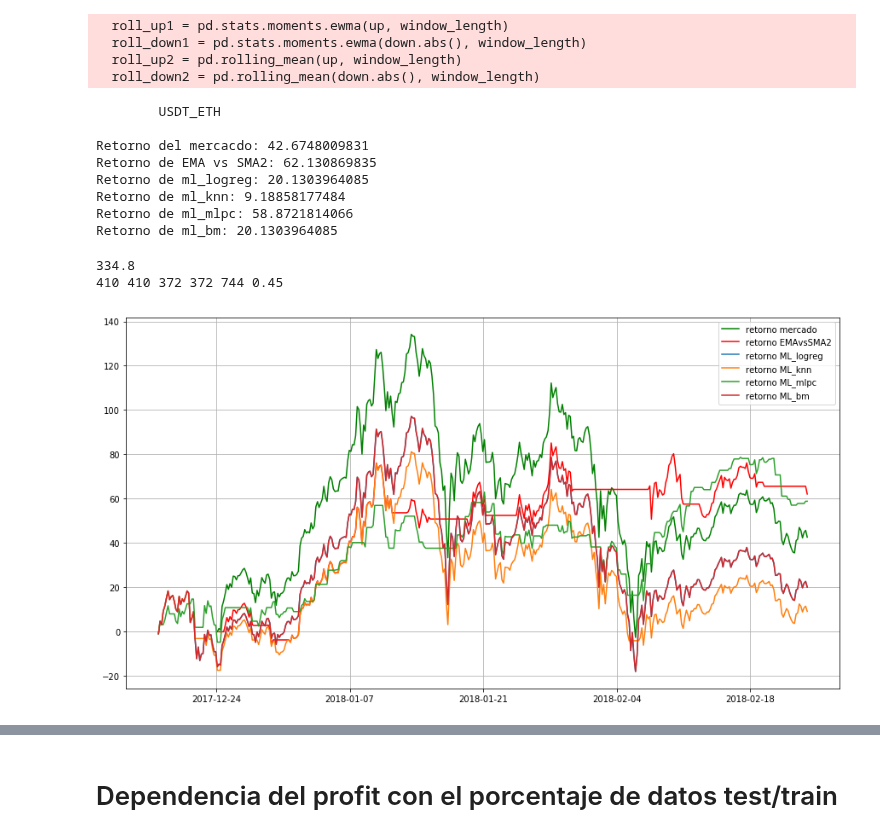
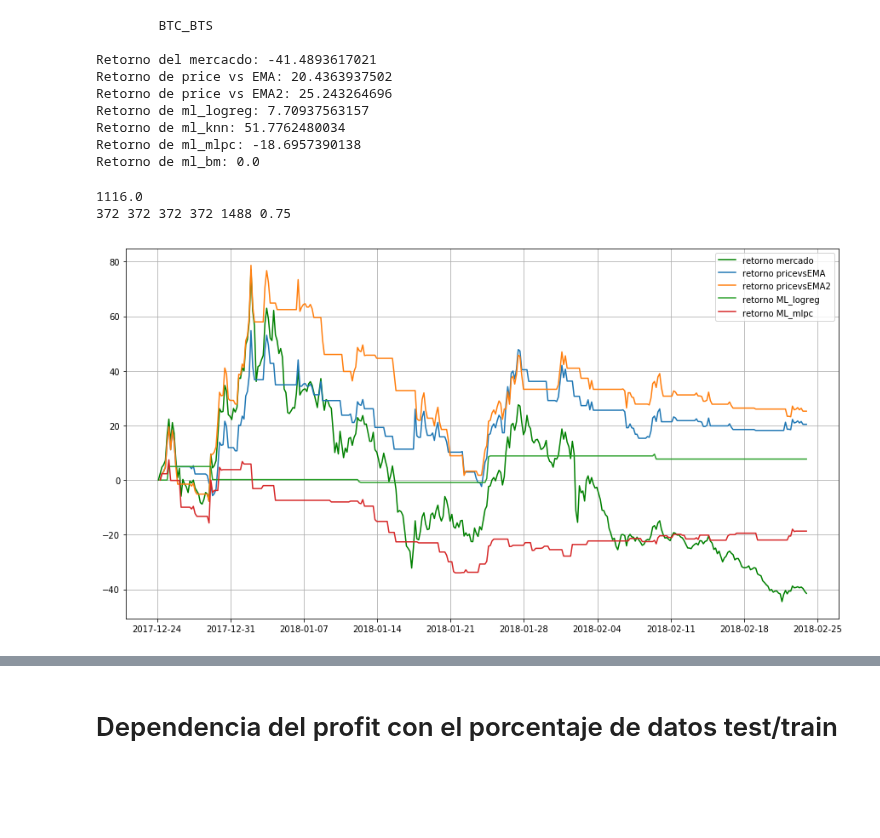
Before and after one commit to ADCryptoSolutions/adcb, a Jupyter notebook: StrategiesTest.ipynb, the cells around one changed output, grey strips where cells are left out. Cells and saved outputs as stored; diff of their text form; code cells hidden in the pictures; blank space fills up the shorter version.

Commit message:
Agregando estrategia de pricevsEMA2

```diff
--- a/StrategiesTest.ipynb
+++ b/StrategiesTest.ipynb
@@ -8,7 +8,7 @@ import json
 %matplotlib inline
 plt.rcParams['figure.figsize'] = 15, 8
 
-pair="USDT_ETH"
+pair="BTC_BTS"
 pair2 = "BTC_XMR"
 pair3 = "BTC_ETH"
 pair4 = "BTC_STR"
@@ -42,7 +42,7 @@ df4  = prepareData(pair=pair4,
                   period=period)
 
 
-per = 0.45
+per = 0.75
 cum_return1 = marketReturn(df["close"])
 #cum_return1 = marketReturn(df_train)
 #cum_return2 = marketReturn(df_test)
@@ -52,7 +52,7 @@ marketRet = marketReturn(df["close"])[-1]*100
 # calculando volatilidad en función del tamaño de las velas
 df["volatility"] = makeVolatility(df,1.7)
 
-from strategy2 import EMAvsSMA,pricevsEMA, pricevsSMA, SMAvsSMA, EMAvsSMA2
+from strategy2 import pricevsEMA,pricevsEMA2, pricevsSMA, SMAvsSMA, EMAvsSMA2
 from profit import profit,profit2
 
 #EMA_5vsSMA_13
@@ -63,13 +63,14 @@ from profit import profit,profit2
 #w9 = EMAvsSMA(df['close'])
 #relativeReturn9,v9 = profit(w9)
 
-#Precio vs SMA_20
-#w3 = pricevsSMA(df['close'])
-#relativeReturn3,v3 = profit(w3)
+#Precio vs EMA
+w3 = pricevsEMA2(df['close'], df["volatility"])
+relativeReturn3,v3 = profit(w3)
 
 # EMA vs SMA
 # 23.6
-w2 = EMAvsSMA2(df['close'], df["volatility"])
+#w2 = EMAvsSMA2(df['close'], df["volatility"])
+w2 = pricevsEMA(df['close'])
 relativeReturn2,v2 = profit(w2)
 
 #ml_logreg
@@ -104,44 +105,42 @@ returns1.fillna(method='bfill', inplace=True)
 
 print "\n\t%s\n"%pair
 print 'Retorno del mercacdo: %s'%(marketRet)
-print 'Retorno de EMA vs SMA2: %s'%(relativeReturn2*100)
+print 'Retorno de price vs EMA: %s'%(relativeReturn2*100)
+print 'Retorno de price vs EMA2: %s'%(relativeReturn3*100)
 print 'Retorno de ml_logreg: %s'%(relativeReturn4*100)
 print 'Retorno de ml_knn: %s'%(relativeReturn6*100)
 print 'Retorno de ml_mlpc: %s'%(relativeReturn7*100)
-print 'Retorno de ml_bm: %s'%(relativeReturn8*100)
+print 'Retorno de ml_bm: %s'%(v8[-1]*100)
 # %% [output]
-  roll_up1 = pd.stats.moments.ewma(up, window_length)
-  roll_down1 = pd.stats.moments.ewma(down.abs(), window_length)
-  roll_up2 = pd.rolling_mean(up, window_length)
-  roll_down2 = pd.rolling_mean(down.abs(), window_length)
+        BTC_BTS
+
+Retorno del mercacdo: -41.4893617021
+Retorno de price vs EMA: 20.4363937502
+Retorno de price vs EMA2: 25.243264696
+Retorno de ml_logreg: 7.70937563157
+Retorno de ml_knn: 51.7762480034
+Retorno de ml_mlpc: -18.6957390138
+Retorno de ml_bm: 0.0
-        USDT_ETH
-
-Retorno del mercacdo: 42.6748009831
-Retorno de EMA vs SMA2: 62.130869835
-Retorno de ml_logreg: 20.1303964085
-Retorno de ml_knn: 9.18858177484
-Retorno de ml_mlpc: 58.8721814066
-Retorno de ml_bm: 20.1303964085
 # %%
 plt.plot(df.index[:],cum_return1*100,'g', label='retorno mercado')
 #plt.plot(df.index[:],v*100,'y',label='retorno EMAvsSMA')
-#plt.plot(df.index[:],v3*100,'b',label='retorno SMA_20')
-plt.plot(df.index[:],v2*100,'r',label='retorno EMAvsSMA2')
+plt.plot(df.index[:],v2*100, label='retorno pricevsEMA')
+plt.plot(df.index[:],v3*100, label='retorno pricevsEMA2')
 plt.plot(df12.index[int(len(df12)*per):],v4*100,label='retorno ML_logreg')
 #plt.plot(df2.index[int(len(df2)*per):],v5*100,label='retorno ML_randfor')
-plt.plot(df12.index[int(len(df12)*per):],v6*100,label='retorno ML_knn')
+#plt.plot(df12.index[int(len(df12)*per):],v6*100,label='retorno ML_knn')
 plt.plot(df12.index[int(len(df12)*per):],v7*100,label='retorno ML_mlpc')
-plt.plot(df12.index[int(len(df12)*per):],v8*100,label='retorno ML_bm')
+#plt.plot(df12.index[int(len(df12)*per):],v8*100,label='retorno ML_bm')
 
 plt.legend(loc='best')
 plt.grid()
 
 print len(df12)*per
 print len(df12.index[int(len(df12)*per):]), len(v4), len(v2), len(df.index), len(df12.index), per
 # %% [output]
-334.8
-410 410 372 372 744 0.45
+1116.0
+372 372 372 372 1488 0.75
-[figure, old version]
+[figure, new version]
 # %%
 w2 = EMAvsSMA2(df2['close'], df2["volatility"])
 relativeReturn2,v2 = profit(w2)
```
Also changed, not shown: parts of 9 cells of this notebook, 2 other files.
